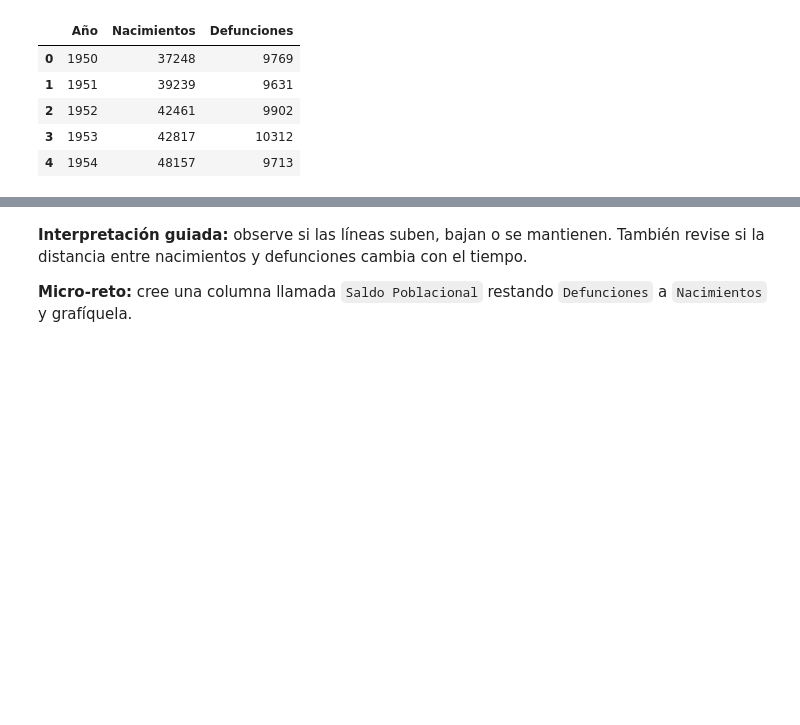
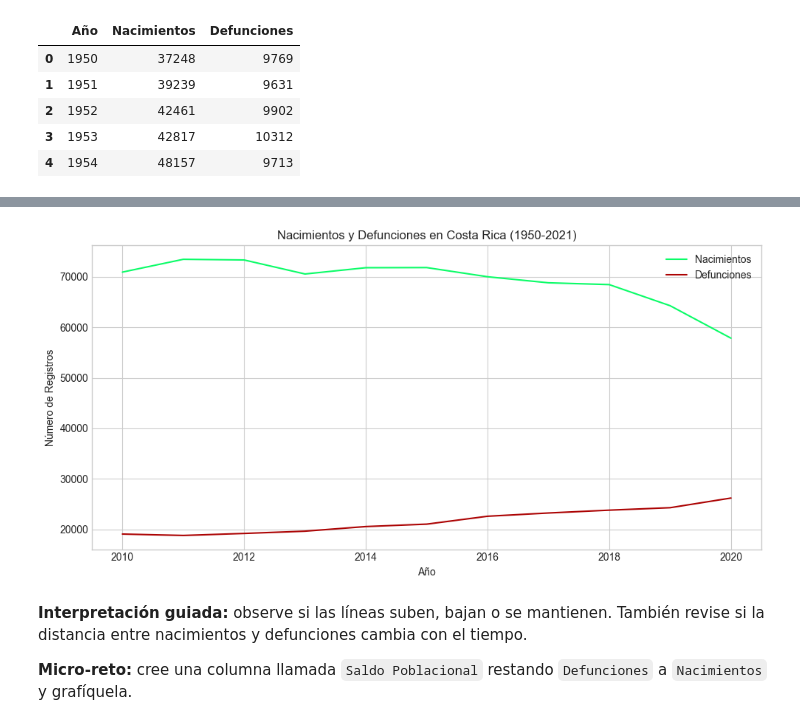
Before and after one commit to Blith9926/Fundamentos-de-Python, a Jupyter notebook: 08_Matplotlib/01 - Aprender Matplotlib.ipynb, the cells around one changed output, grey strips where cells are left out. Cells and saved outputs as stored; diff of their text form; code cells hidden in the pictures; blank space fills up the shorter version.

```diff
--- a/08_Matplotlib/01 - Aprender Matplotlib.ipynb
+++ b/08_Matplotlib/01 - Aprender Matplotlib.ipynb
@@ -354,3 +365,33 @@ memory usage: 1.8 KB
+# %%
+#Definir el tamaño de la figura y el eje
+fig,ax = plt.subplots(figsize=(10, 5))
+
+
+#Estraer columnas del DataFrame
+filtro = (df["Año"] >= 2010) & (df["Año"] <= 2020)
+
+
+anios = df[filtro]['Año']
+nacimientos = df[filtro]["Nacimientos"]
+defunciones = df[filtro]["Defunciones"]
+
+
+#Graficar ambas series en el mismo eje
+ax.plot(anios, nacimientos, label="Nacimientos", color="#0AFC67")
+ax.plot(anios, defunciones, label="Defunciones", color="#AC0303")
+
+
+#Configurar títulos y etiquetas
+ax.set_title("Nacimientos y Defunciones en Costa Rica (1950-2021)")
+ax.set_xlabel("Año")
+ax.set_ylabel("Número de Registros")
+ax.legend()
+
+
+plt.tight_layout()
+plt.show()
+# %% [output]
+[figure, added]
 # %% [markdown]
 **Interpretación guiada:** observe si las líneas suben, bajan o se mantienen. También revise si la distancia entre nacimientos y defunciones cambia con el tiempo.
 
```
Also changed, not shown: parts of 1 cell of this notebook.
